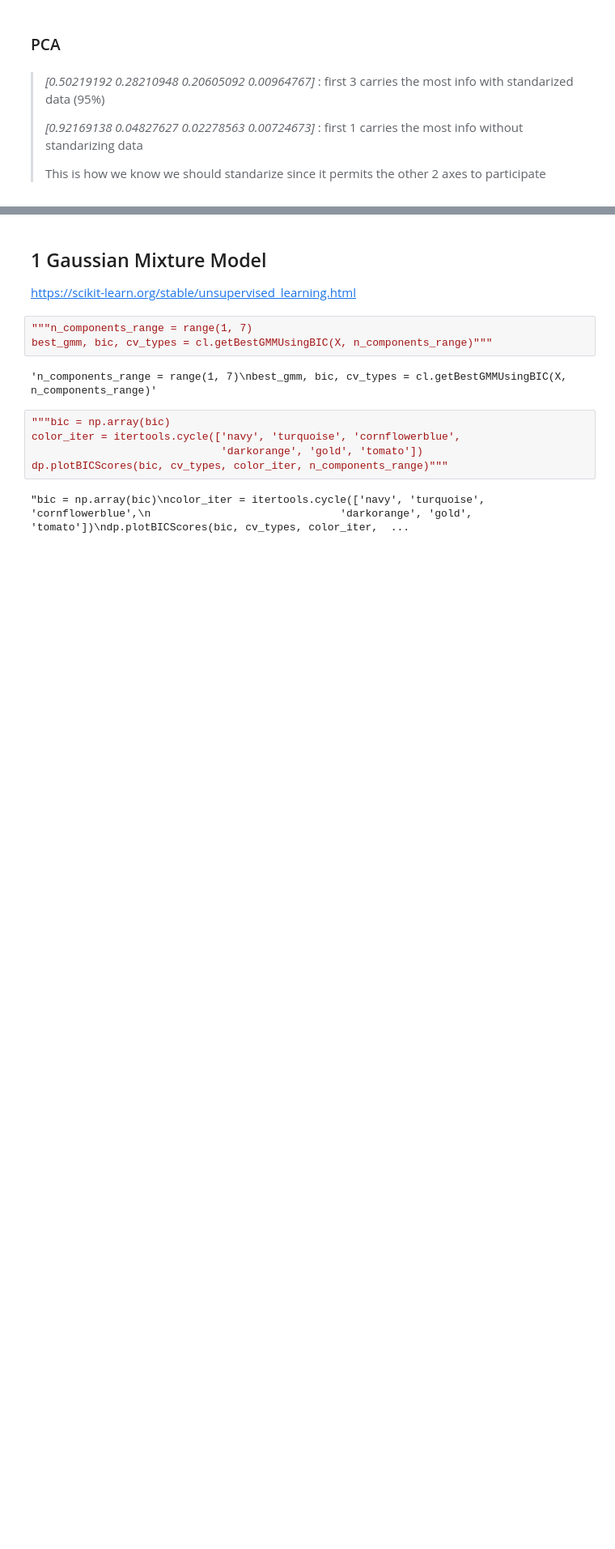
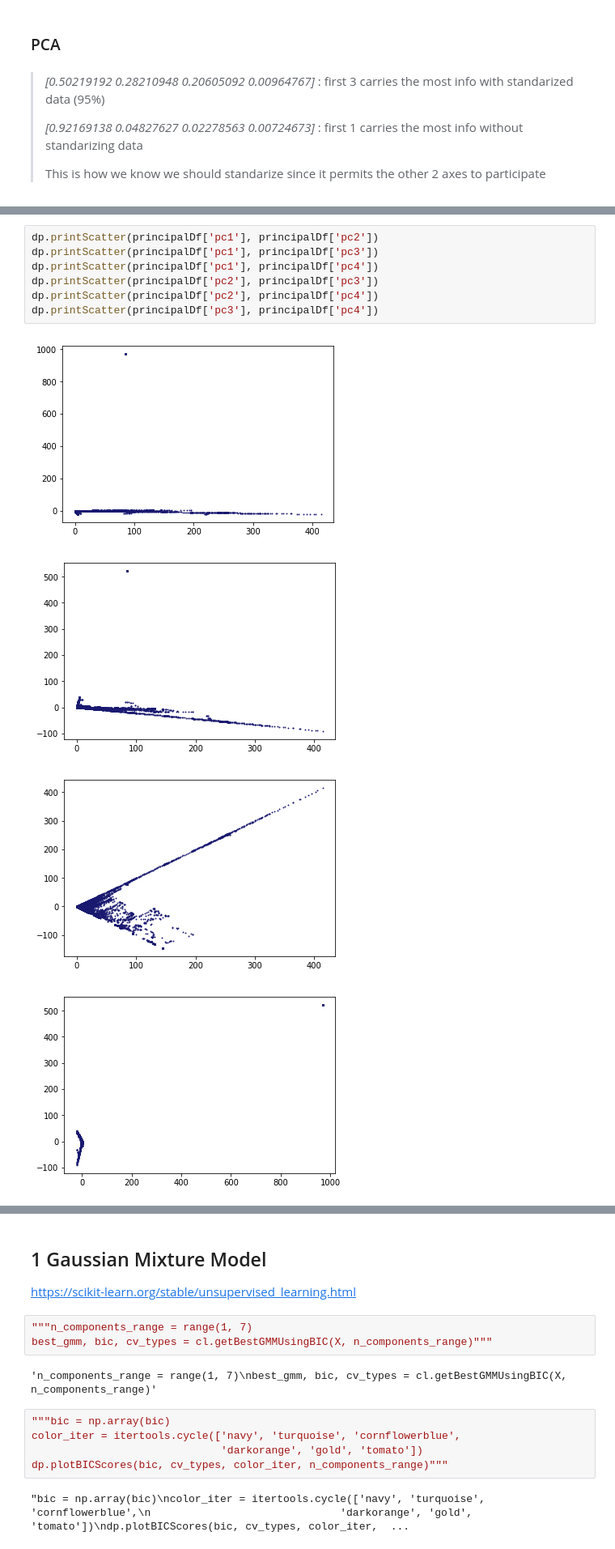
Before and after one commit to valeporti/stg_ete, a Jupyter notebook: noutliers_3.ipynb, the cells around one changed output, grey strips where cells are left out. Shown at 81% size. Saved outputs shown, nothing was run; the diff lists cells and outputs as text; blank space fills up the shorter version.

```diff
--- a/noutliers_3.ipynb
+++ b/noutliers_3.ipynb
@@ -259,0 +321,12 @@ ValueError: Shape of passed values is (50252361, 2), indices imply (50252361, 4)
+# %%
+dp.printScatter(principalDf['pc1'], principalDf['pc2'])
+dp.printScatter(principalDf['pc1'], principalDf['pc3'])
+dp.printScatter(principalDf['pc1'], principalDf['pc4'])
+dp.printScatter(principalDf['pc2'], principalDf['pc3'])
+dp.printScatter(principalDf['pc2'], principalDf['pc4'])
+dp.printScatter(principalDf['pc3'], principalDf['pc4'])
+# %% [output]
+[figure, added]
+[figure, added]
+[figure, added]
+[figure, added]
```
Also changed, not shown: parts of 43 cells of this notebook, 13 other files.
